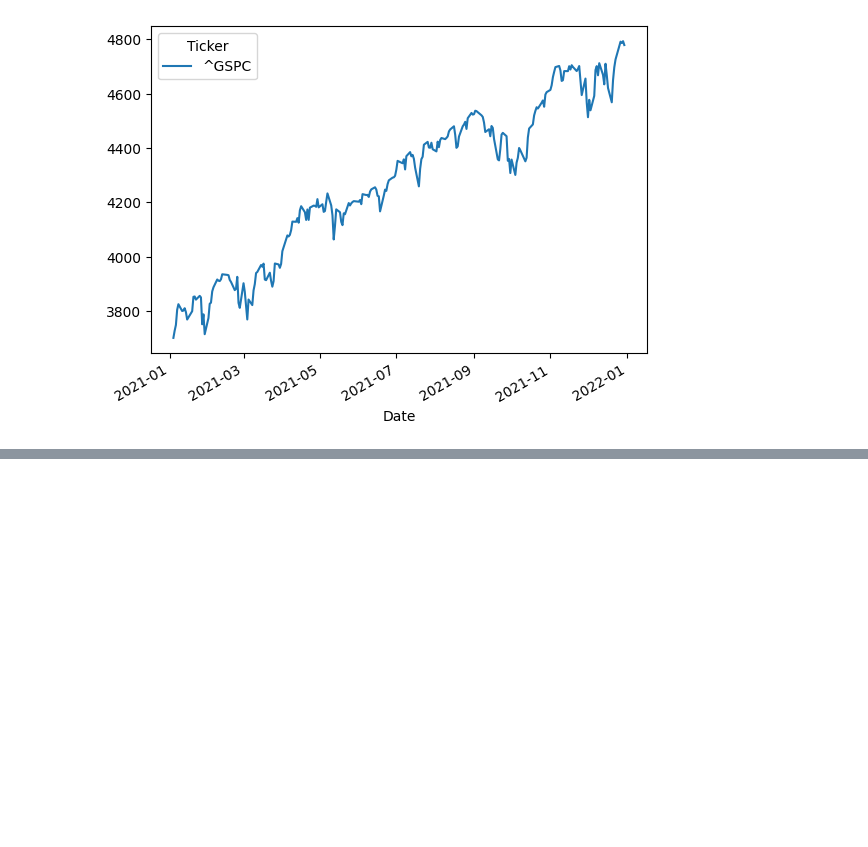
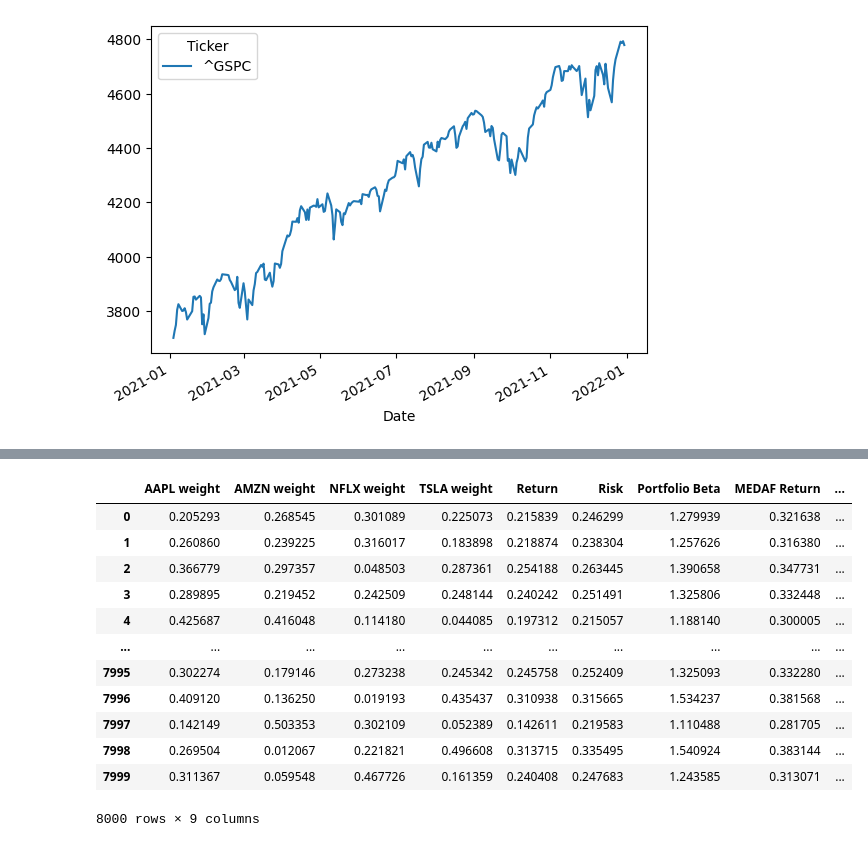
Before and after one commit to anejjarabdelkarim/Portfolio-Management-and-Optimization, a Jupyter notebook: Portfolio_optimization_management.ipynb, the cells around one changed output, grey strips where cells are left out. Cells and saved outputs as stored; diff of their text form; code cells hidden in the pictures; blank space fills up the shorter version.

```diff
--- a/Portfolio_optimization_management.ipynb
+++ b/Portfolio_optimization_management.ipynb
@@ -372,0 +499,24 @@ plt.show()
+# %%
+def alpha(pf):
+    df1 = pf.loc[:]
+    df1['Portfolio Alpha'] = pf['Return'] - pf['MEDAF Return']
+    return df1
+
+C = alpha(b)
+#max(alpha(b)['Portfolio Alpha'])
+alpha= C['Portfolio Alpha']
+C
+# %% [output]
+|  | AAPL weight | AMZN weight | NFLX weight | TSLA weight | Return | Risk | Portfolio Beta | MEDAF Return | ... |
+| 0 | 0.205293 | 0.268545 | 0.301089 | 0.225073 | 0.215839 | 0.246299 | 1.279939 | 0.321638 | ... |
+| 1 | 0.260860 | 0.239225 | 0.316017 | 0.183898 | 0.218874 | 0.238304 | 1.257626 | 0.316380 | ... |
+| 2 | 0.366779 | 0.297357 | 0.048503 | 0.287361 | 0.254188 | 0.263445 | 1.390658 | 0.347731 | ... |
+| 3 | 0.289895 | 0.219452 | 0.242509 | 0.248144 | 0.240242 | 0.251491 | 1.325806 | 0.332448 | ... |
+| 4 | 0.425687 | 0.416048 | 0.114180 | 0.044085 | 0.197312 | 0.215057 | 1.188140 | 0.300005 | ... |
+| ... | ... | ... | ... | ... | ... | ... | ... | ... | ... |
+| 7995 | 0.302274 | 0.179146 | 0.273238 | 0.245342 | 0.245758 | 0.252409 | 1.325093 | 0.332280 | ... |
+| 7996 | 0.409120 | 0.136250 | 0.019193 | 0.435437 | 0.310938 | 0.315665 | 1.534237 | 0.381568 | ... |
+| 7997 | 0.142149 | 0.503353 | 0.302109 | 0.052389 | 0.142611 | 0.219583 | 1.110488 | 0.281705 | ... |
+| 7998 | 0.269504 | 0.012067 | 0.221821 | 0.496608 | 0.313715 | 0.335495 | 1.540924 | 0.383144 | ... |
+| 7999 | 0.311367 | 0.059548 | 0.467726 | 0.161359 | 0.240408 | 0.247683 | 1.243585 | 0.313071 | ... |
+8000 rows × 9 columns
```
Also changed, not shown: parts of 23 cells of this notebook.
